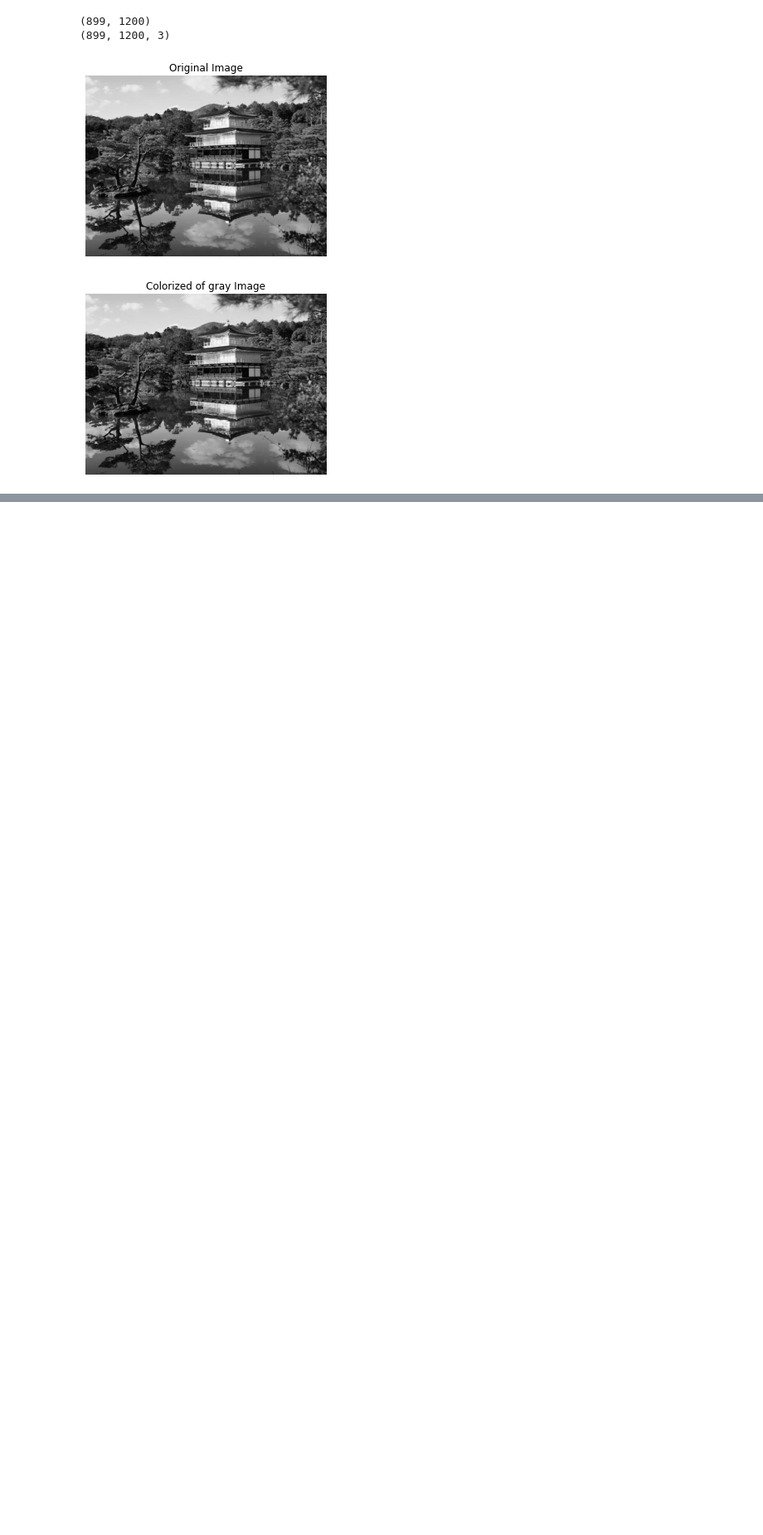
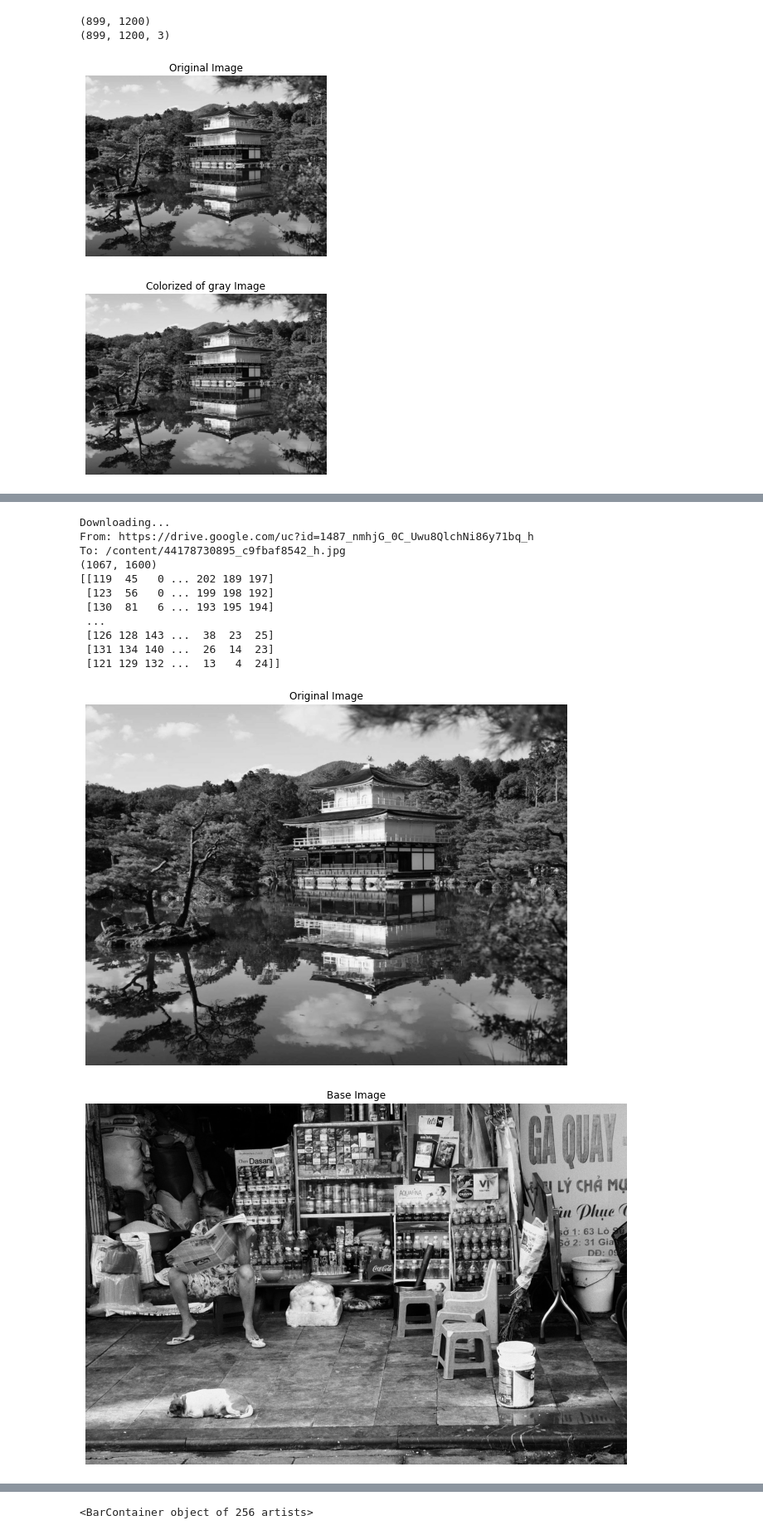
Before and after one commit to phucnguyen070995/computerVision, a Jupyter notebook: example.ipynb, the cells around one changed output, grey strips where cells are left out. Shown at 83% size. Cells and saved outputs as stored; diff of their text form; code cells hidden in the pictures; blank space fills up the shorter version.

```diff
--- a/example.ipynb
+++ b/example.ipynb
@@ -191,0 +319,60 @@ plt.show()
+# %%
+#HOMEWORK2
+!gdown --id 1487_nmhjG_0C_Uwu8QlchNi86y71bq_h
+
+
+filename = './44178730895_c9fbaf8542_h.jpg'
+image1 = cv2.imread(filename, 0)
+print(image1.shape)
+print(image1)
+
+# Show image
+plt.figure(figsize=(12, 8))
+plt.imshow(image, cmap='gray',norm=NoNorm())
+plt.title('Original Image')
+plt.axis('off')
+plt.show()
+
+# Show image
+plt.figure(figsize=(12, 8))
+plt.imshow(image1, cmap='gray',norm=NoNorm())
+plt.title('Base Image')
+plt.axis('off')
+plt.show()
+
+
+#Tao array px(x)
+image2 = image1.flatten()
+# print(image2)
+print(image2.shape)
+pz1 = np.zeros(256)
+# print(len(image2[image2 == 50]))
+for i in range(256):
+  pz1[i] = len(image2[image2 == i])
+pz1 /= image2.shape
+# print(px)
+print(max(px))
+print(min(px))
+print(sum(px))
+
+cz1 = np.zeros(256)
+cz1[0] = pz1[0]
+for i in range(1, 256):
+  cz1[i] = cz1[i - 1] + pz1[i]
+# print(cx)
+col = range(256)
+plt.bar(col,cz1, color = 'blue')
+# %% [output]
+Downloading...
+From: https://drive.google.com/uc?id=1487_nmhjG_0C_Uwu8QlchNi86y71bq_h
+To: /content/44178730895_c9fbaf8542_h.jpg
+(1067, 1600)
+[[119  45   0 ... 202 189 197]
+ [123  56   0 ... 199 198 192]
+ [130  81   6 ... 193 195 194]
+ ...
+ [126 128 143 ...  38  23  25]
+ [131 134 140 ...  26  14  23]
+ [121 129 132 ...  13   4  24]]
+[figure, added]
+[figure, added]
@@ -191,0 +383 @@ plt.show()
+<BarContainer object of 256 artists>
```
Also changed, not shown: parts of 11 cells of this notebook, 20 other files.
